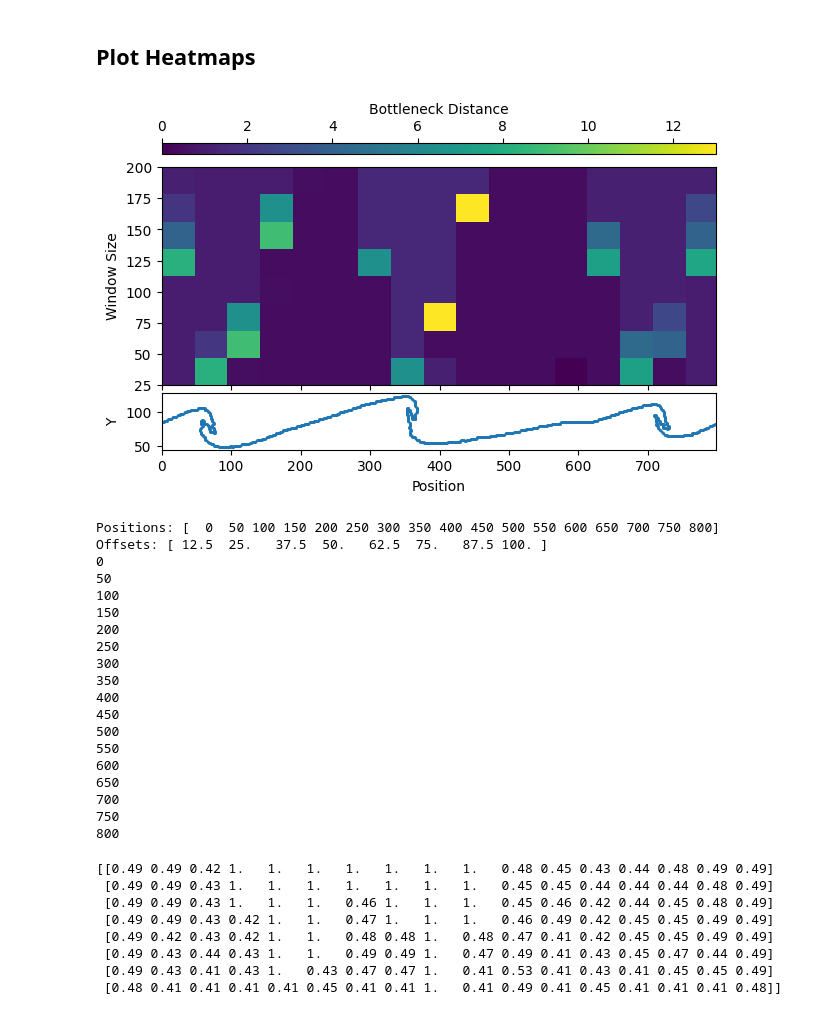
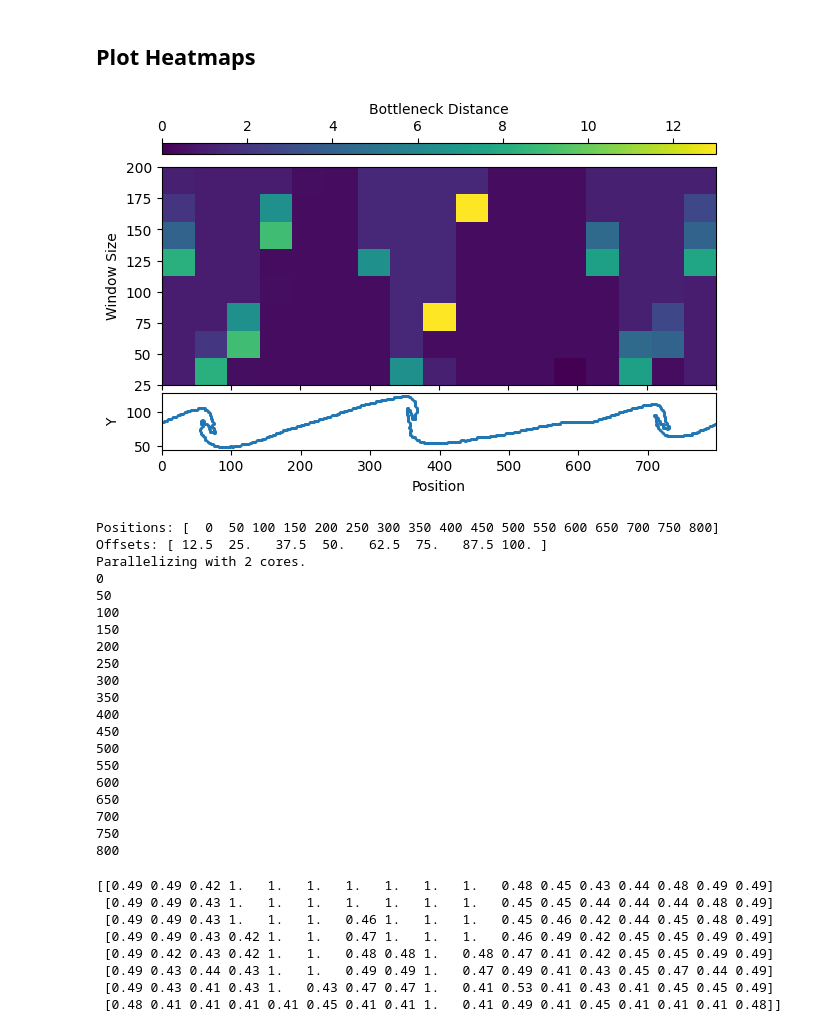
Before and after one commit to dmcdoug/Topology-of-Shoreline-Features, a Jupyter notebook: sliding_window.ipynb, the cells around one changed output. Drawn from its saved outputs; the diff is of its cells as text; code cells hidden in the pictures.

Commit message:
Parallelized sliding_windows and more testing

```diff
--- a/sliding_window.ipynb
+++ b/sliding_window.ipynb
@@ -237,41 +223,45 @@ print(np.flipud(dists))
 # %% [markdown]
 ## Plot Heatmaps
 # %%
-fig, (ax1, ax2) = plt.subplots(2, 1)
+def plot_heatmap(dists, positions, sizes):
+  fig, (ax1, ax2) = plt.subplots(2, 1)
 
-# Plot the heatmap
-im = ax1.imshow(dists, aspect='auto', origin='lower', extent=[positions.min(), positions.max(), sizes.min(), sizes.max()])
-fig.colorbar(im, ax=ax1, label='Bottleneck Distance', orientation='horizontal', location='top', aspect=50)
-ax1.set_ylabel('Window Size')
-ax1.set_xlim(data[:,0].min(), data[:,0].max()) # Ensure x-axis matches scatter plot
-ax1.tick_params(
-    axis='x',          # changes apply to the x-axis
-    which='both',      # both major and minor ticks are affected
-    bottom=True,      # ticks along the bottom edge are off
-    top=False,         # ticks along the top edge are off
-    labelbottom=False) # labels along the bottom edge are off
+  # Plot the heatmap
+  im = ax1.imshow(dists, aspect='auto', origin='lower', extent=[positions.min(), positions.max(), sizes.min(), sizes.max()])
+  fig.colorbar(im, ax=ax1, label='Bottleneck Distance', orientation='horizontal', location='top', aspect=50)
+  ax1.set_ylabel('Window Size')
+  # ax1.set_xlim(data[:,0].min(), data[:,0].max()) # Ensure x-axis matches scatter plot
+  ax1.tick_params(
+      axis='x',          # changes apply to the x-axis
+      which='both',      # both major and minor ticks are affected
+      bottom=True,      # ticks along the bottom edge are off
+      top=False,         # ticks along the top edge are off
+      labelbottom=False) # labels along the bottom edge are off
 
-# Plot the original data
-ax2.scatter(*data.T, s=1)
-ax2.set_xlabel('Position')
-ax2.set_ylabel('Y')
-ax2.set_aspect('equal', adjustable='box')
-ax2.set_xlim(data[:,0].min(), data[:,0].max()) # Set x-axis to match heatmap
+  # Plot the original data
+  ax2.scatter(*data.T, s=1)
+  ax2.set_xlabel('Position')
+  ax2.set_ylabel('Y')
+  ax2.set_aspect('equal', adjustable='box')
+  ax2.set_xlim(data[:,0].min(), data[:,0].max()) # Set x-axis to match heatmap
 
-plt.subplots_adjust(hspace=-0.75)
-plt.tight_layout()
-plt.show()
+  plt.subplots_adjust(hspace=-0.75)
+  plt.tight_layout()
+  plt.show()
-# %% [output]
-[figure, removed]
+# %%
+plot_heatmap(dists, positions, sizes)
+# %% [output]
+[figure, added]
 # %%
 videoNum = 0
 timestep = -1
 # Returns 2D point cloud x,y
 data = coasts[list(coasts.keys())[videoNum]][timestep]
-dists, positions, sizes = sliding_windows(data, dx=50, maxWindow=200, minWindow=50, step=25)
+dists, positions, sizes = sliding_windows_par(data, dx=50, maxWindow=200, minWindow=50, step=25)
 # %% [output]
 Positions: [  0  50 100 150 200 250 300 350 400 450 500 550 600 650 700 750 800]
 Offsets: [ 12.5  25.   37.5  50.   62.5  75.   87.5 100. ]
+Parallelizing with 2 cores.
 0
 50
 100
```
Also changed, not shown: parts of 8 cells of this notebook.
